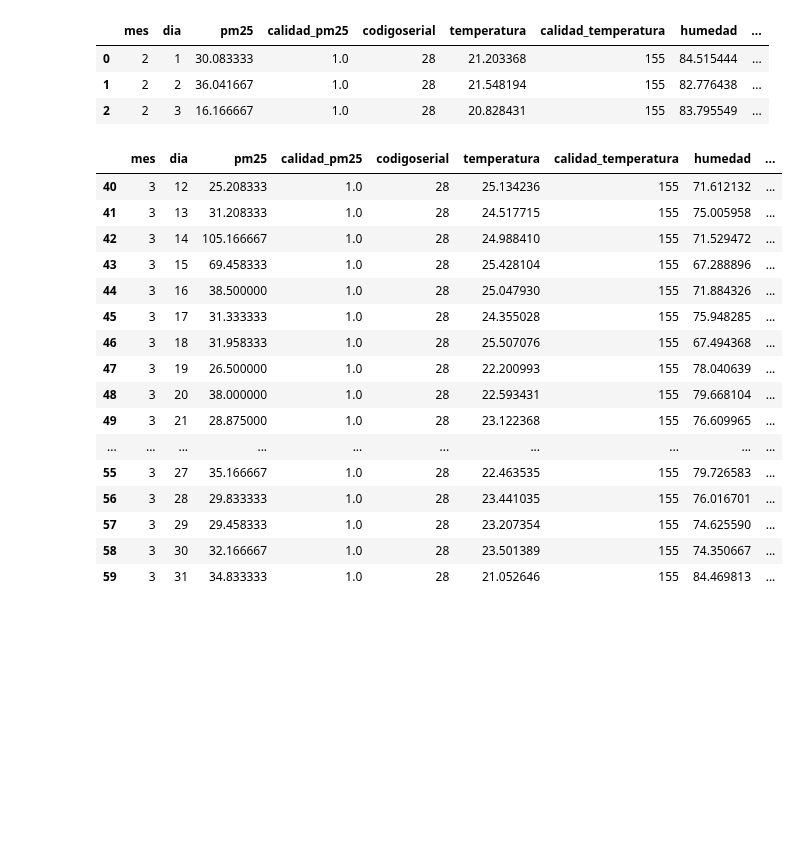
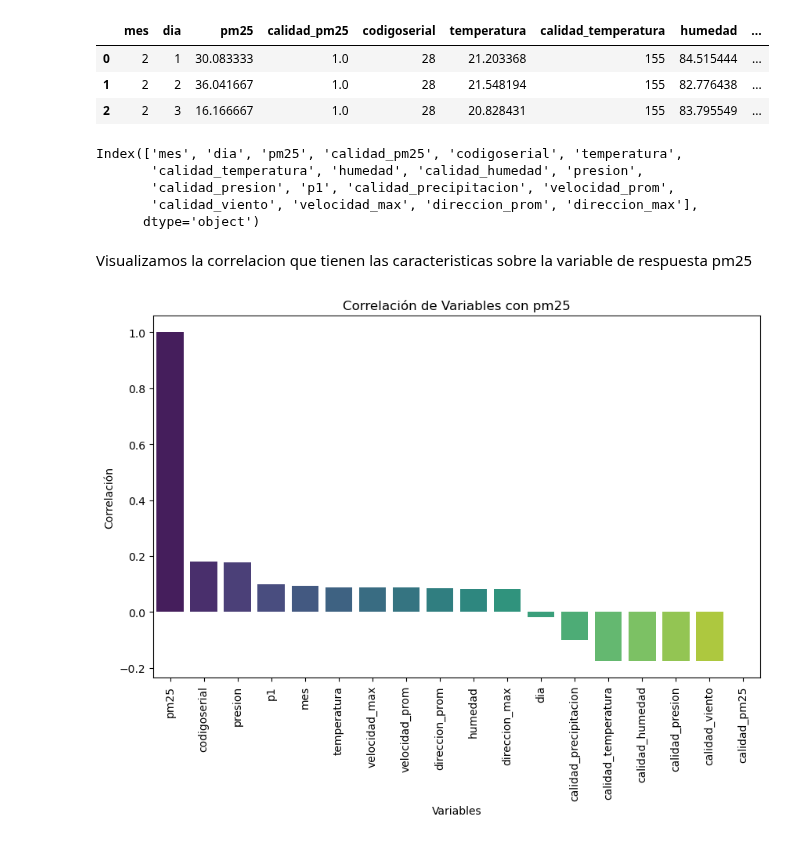
Before and after one commit to kennethLeonel/Monografia-calidad-del-aire-valle-de-aburra, a Jupyter notebook: Proyecto_dataset.ipynb, the cells around one changed output. Saved outputs shown, nothing was run; the diff lists cells and outputs as text; code cells hidden in the pictures; blank space fills up the shorter version.

```diff
--- a/Proyecto_dataset.ipynb
+++ b/Proyecto_dataset.ipynb
@@ -315,26 +315,14 @@ def ConcatenadoRegistros(*data):
     In[0]: (dataset1, dataset2, dataset3, ..., datasetn)
     Out[0]: dataset concatenado
     """
-    for i in data:
-        return pd.concat([i], axis=0)
+    return pd.concat([*data], axis=0)
 
 dataSetCalidadAire = ConcatenadoRegistros(calidadAireItaguiUnido, calidadAireCaldasUnido, calidadAireAranjuezUnido)
-dataSetCalidadAire.iloc[40:]
-# %% [output]
-|  | mes | dia | pm25 | calidad_pm25 | codigoserial | temperatura | calidad_temperatura | humedad | ... |
-| 40 | 3 | 12 | 25.208333 | 1.0 | 28 | 25.134236 | 155 | 71.612132 | ... |
-| 41 | 3 | 13 | 31.208333 | 1.0 | 28 | 24.517715 | 155 | 75.005958 | ... |
-| 42 | 3 | 14 | 105.166667 | 1.0 | 28 | 24.988410 | 155 | 71.529472 | ... |
-| 43 | 3 | 15 | 69.458333 | 1.0 | 28 | 25.428104 | 155 | 67.288896 | ... |
-| 44 | 3 | 16 | 38.500000 | 1.0 | 28 | 25.047930 | 155 | 71.884326 | ... |
-| 45 | 3 | 17 | 31.333333 | 1.0 | 28 | 24.355028 | 155 | 75.948285 | ... |
-| 46 | 3 | 18 | 31.958333 | 1.0 | 28 | 25.507076 | 155 | 67.494368 | ... |
-| 47 | 3 | 19 | 26.500000 | 1.0 | 28 | 22.200993 | 155 | 78.040639 | ... |
-| 48 | 3 | 20 | 38.000000 | 1.0 | 28 | 22.593431 | 155 | 79.668104 | ... |
-| 49 | 3 | 21 | 28.875000 | 1.0 | 28 | 23.122368 | 155 | 76.609965 | ... |
-| ... | ... | ... | ... | ... | ... | ... | ... | ... | ... |
-| 55 | 3 | 27 | 35.166667 | 1.0 | 28 | 22.463535 | 155 | 79.726583 | ... |
-| 56 | 3 | 28 | 29.833333 | 1.0 | 28 | 23.441035 | 155 | 76.016701 | ... |
-| 57 | 3 | 29 | 29.458333 | 1.0 | 28 | 23.207354 | 155 | 74.625590 | ... |
-| 58 | 3 | 30 | 32.166667 | 1.0 | 28 | 23.501389 | 155 | 74.350667 | ... |
-| 59 | 3 | 31 | 34.833333 | 1.0 | 28 | 21.052646 | 155 | 84.469813 | ... |
+# %%
+dataSetCalidadAire.columns
+# %% [output]
+Index(['mes', 'dia', 'pm25', 'calidad_pm25', 'codigoserial', 'temperatura',
+       'calidad_temperatura', 'humedad', 'calidad_humedad', 'presion',
+       'calidad_presion', 'p1', 'calidad_precipitacion', 'velocidad_prom',
+       'calidad_viento', 'velocidad_max', 'direccion_prom', 'direccion_max'],
+      dtype='object')
@@ -340,0 +336,19 @@ dataSetCalidadAire.iloc[40:]
+# %% [markdown]
+Visualizamos la correlacion que tienen las caracteristicas sobre la variable de respuesta pm25
+# %%
+import seaborn as sns
+import matplotlib.pyplot as plt
+
+# Calcular la correlación de todas las variables con "pm25"
+correlation = dataSetCalidadAire.corr()['pm25'].sort_values(ascending=False)
+
+# Graficar las correlaciones
+plt.figure(figsize=(10, 6))
+sns.barplot(x=correlation.index, y=correlation.values, palette='viridis')
+plt.title('Correlación de Variables con pm25')
+plt.xlabel('Variables')
+plt.ylabel('Correlación')
+plt.xticks(rotation=90)
+plt.show()
+# %% [output]
+[figure, added]
```
Also changed, not shown: parts of 3 cells of this notebook.
